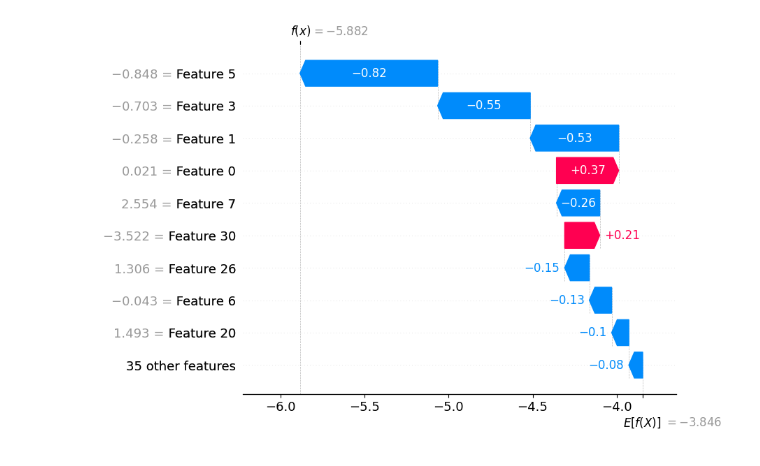
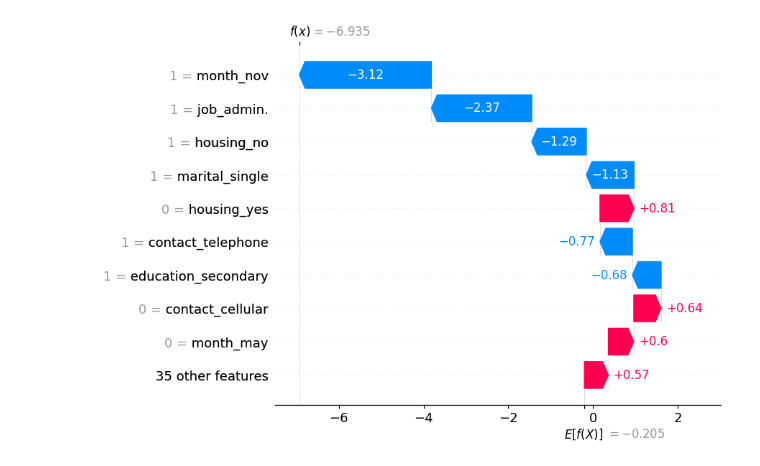
Before and after one commit to sweetsuyambu6-art/Bank-Marketing-Predict, a Jupyter notebook: streamlit_pro6.ipynb, the cells around one changed output. Cells and saved outputs as stored; diff of their text form; code cells hidden in the pictures.

```diff
--- a/streamlit_pro6.ipynb
+++ b/streamlit_pro6.ipynb
@@ -1,10 +1,11 @@
 # %% [markdown]
 <a href="https://colab.research.google.com/github/sweetsuyambu6-art/Bank-Marketing-Predict/blob/main/streamlit_pro6.ipynb" target="_parent"><img src="https://colab.research.google.com/assets/colab-badge.svg" alt="Open In Colab"/></a>
 # %%
+
 from sklearn.model_selection import train_test_split
 from sklearn.linear_model import LogisticRegression
 from sklearn.preprocessing import LabelEncoder, StandardScaler
-from sklearn.metrics import classification_report, roc_auc_score
+from sklearn.metrics import (accuracy_score,precision_score,f1_score,recall_score)
 from sklearn.tree import DecisionTreeClassifier
 from sklearn.neighbors import KNeighborsClassifier
 from sklearn.ensemble import RandomForestClassifier
@@ -15,9 +16,11 @@ import shap
 import matplotlib.pyplot as plt
 import pandas as pd
 import warnings
+from imblearn.over_sampling import SMOTE
+
 warnings.filterwarnings('ignore')
 
-df = pd.read_csv(r"/content/all_togather.csv")
+df = pd.read_csv(r"/all_togather.csv")
 df.drop(["Unnamed: 0"],axis=1,inplace=True)
 # features / target
 x = df.drop("target", axis=1)
@@ -30,17 +33,15 @@ x = pd.get_dummies(x, dtype=int)
 label = LabelEncoder()
 y = label.fit_transform(y)
 
-print(x.shape, y.shape)
+# train_test
+x_train, x_test, y_train, y_test = train_test_split(
+    x, y, test_size=0.2, random_state=42,stratify=y)
 
-# train_test StandardScaler
-x_train, x_test, y_train, y_test = train_test_split(
-    x, y, test_size=0.2, random_state=42, stratify=y
+# Apply SMOTE on training data
+smote = SMOTE(random_state=42)
+x_train, y_train = smote.fit_resample(
+    x_train, y_train
 )
-
-scaler = StandardScaler()
-x_train = scaler.fit_transform(x_train)
-x_test = scaler.transform(x_test)
-
 # Baseline and Advanced simpler models
 models = [
     LogisticRegression(class_weight="balanced", max_iter=10000),
@@ -51,29 +52,43 @@ models = [
     CatBoostClassifier(iterations=100, learning_rate=0.1, depth=6, verbose=0),
 ]
 
+results = []
+# cross validation
 skf = StratifiedKFold(n_splits=5, shuffle=True, random_state=42)
 
-# runs INSIDE the loop in model is trained + scored on TEST
+# runs INSIDE the loop in model is trained + oversampler
 for model in models:
-    name = model.__class__.__name__
+    cv_scores = cross_val_score(model, x_train, y_train, cv=skf)
+    model.fit(x_train, y_train)
+    train_predicted = model.predict(x_train)
+    y_pred = model.predict(x_test)
 
-    cv_scores = cross_val_score(model, x_train, y_train, cv=skf)
+   # Evaluation metrics
+    accuracy = accuracy_score(y_test, y_pred)
+    precision = precision_score(y_test, y_pred, average="weighted", zero_division=0)
+    recall = recall_score(y_test, y_pred, average="weighted", zero_division=0)
+    f1 = f1_score(y_test, y_pred, average="weighted", zero_division=0)
 
-    model.fit(x_train, y_train)
-    test_pred = model.predict(x_test)
-    test_prob = model.predict_proba(x_test)
+    results.append({
+        "Model": model.__class__.__name__,
+        "Accuracy": accuracy,
+        "Precision": precision,
+        "Recall": recall,
+        "F1 Score": f1
+    })
 
-    print("=" * 60)
-    print(name)
-    print(f"CV accuracy: {cv_scores.mean():.3f} +/- {cv_scores.std():.3f}")
-    print(classification_report(y_test, test_pred))
-    print(f"ROC AUC (test): {roc_auc_score(y_test, test_prob[:, 1]):.3f}")
+prediction = model.predict(x_test.iloc[[0]])
+print(f"the result was {label.inverse_transform(prediction)}")
+
+results_df = pd.DataFrame(results)
+print(results_df.sort_values(
+    by="F1 Score", ascending=False
+))
 
 # SHAP on a tree model (XGBoost = models[2])
 tree_model = models[2]
 explainer = shap.Explainer(tree_model)
 shap_values = explainer(x_test)
-
 shap.initjs()
 shap.plots.waterfall(shap_values[0])
 # %% [output]
@@ -97,2 +103,2 @@ ROC AUC (test): 0.462
 [interactive output not drawn]
-[figure, old version]
+[figure, new version]
```
Also changed, not shown: parts of 1 cell of this notebook.
